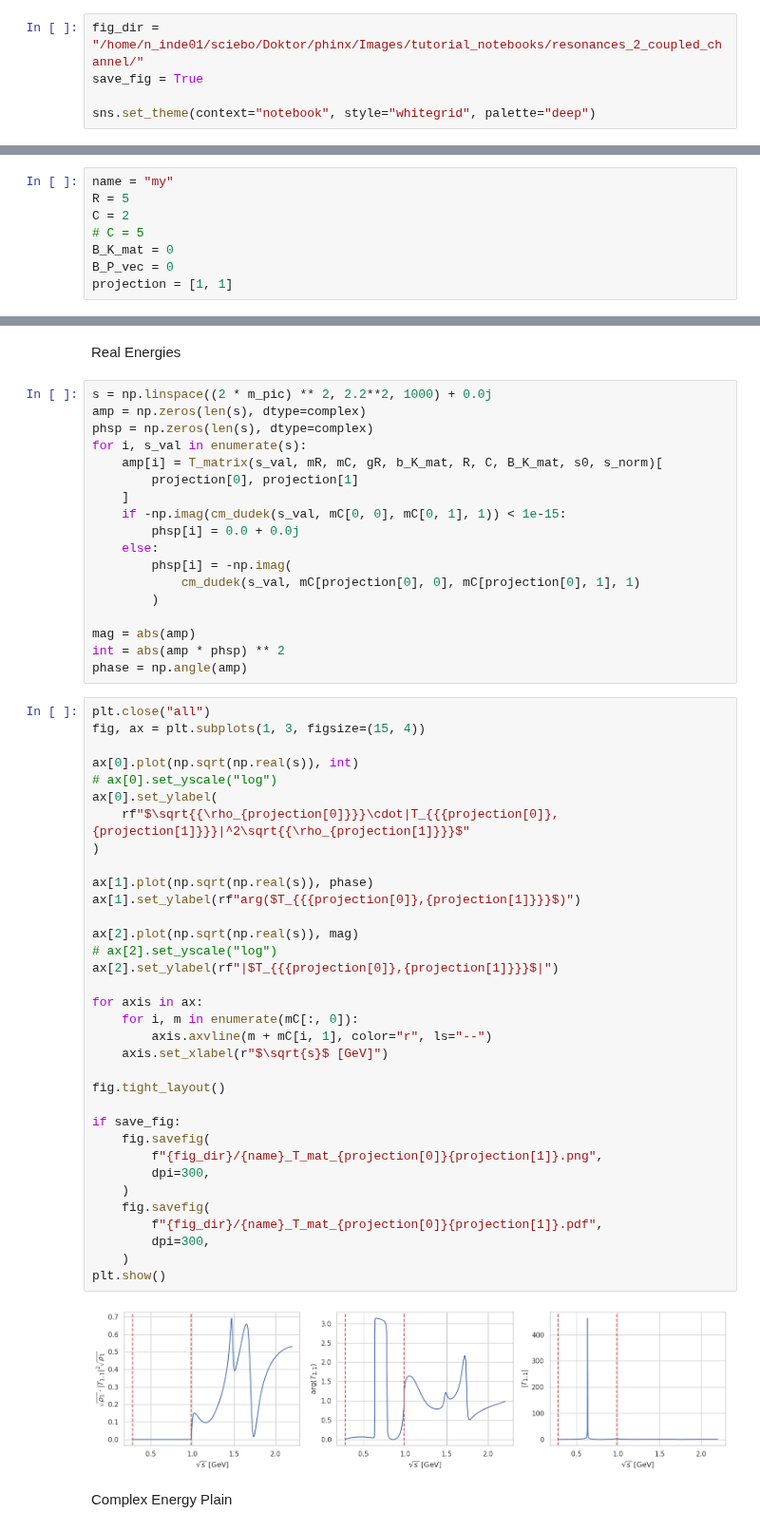
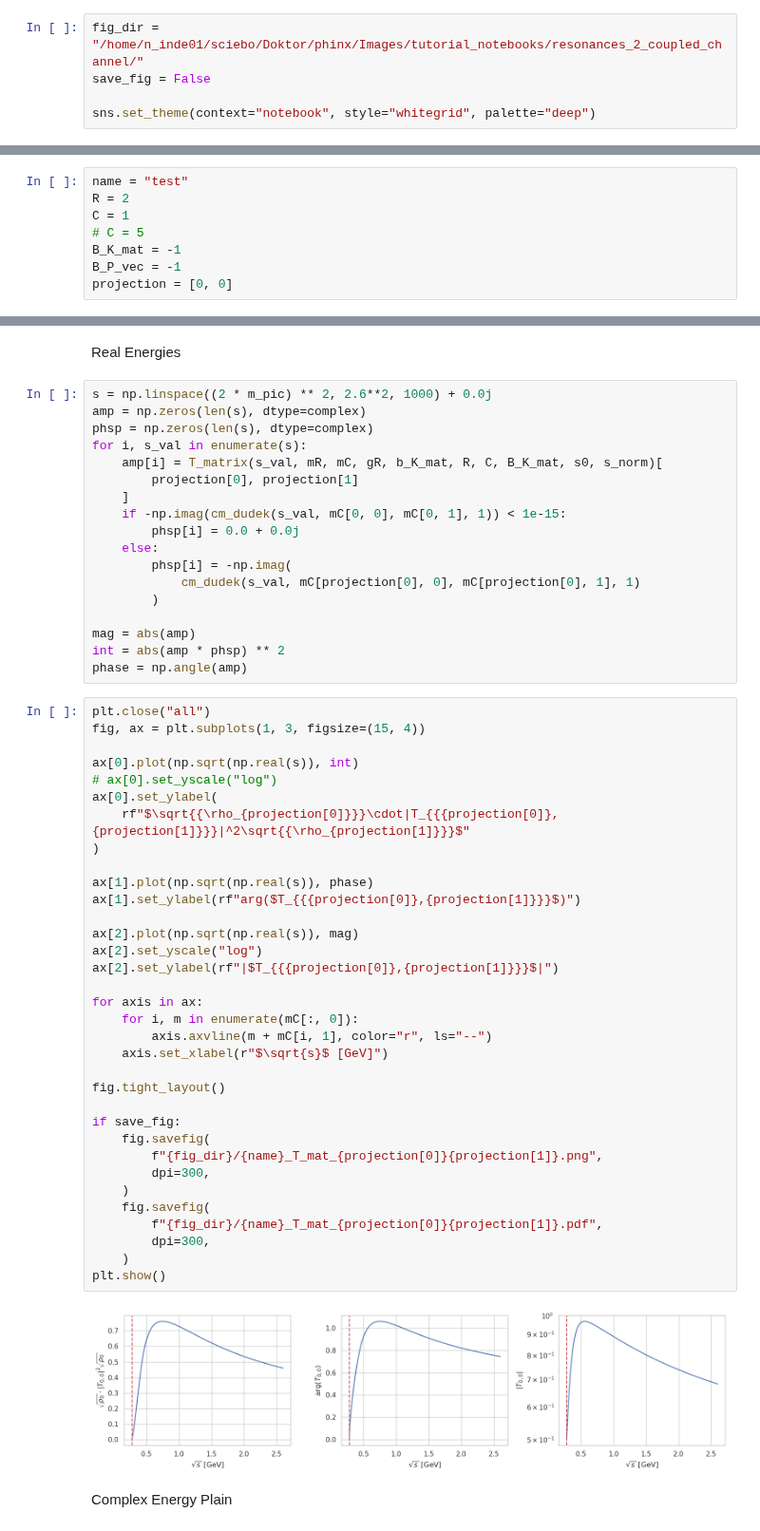
Before and after one commit to n-idw/tutorials, a Jupyter notebook: resonances_2_coupled_channel.ipynb, the cells around one changed output, grey strips where cells are left out. Shown at 95% size. Drawn from its saved outputs; the diff is of its cells as text.

```diff
--- a/resonances_2_coupled_channel.ipynb
+++ b/resonances_2_coupled_channel.ipynb
@@ -22,7 +22,7 @@ import seaborn as sns
 sys.path.append("utils")
 # %%
 fig_dir = "/home/n_inde01/sciebo/Doktor/phinx/Images/tutorial_notebooks/resonances_2_coupled_channel/"
-save_fig = True
+save_fig = False
 
 sns.set_theme(context="notebook", style="whitegrid", palette="deep")
 # %%
@@ -58,13 +58,13 @@ from utils.dynamics import T_matrix, cm_dudek
 # %% [markdown]
 Meta Data
 # %%
-name = "my"
-R = 5
-C = 2
+name = "test"
+R = 2
+C = 1
 # C = 5
-B_K_mat = 0
-B_P_vec = 0
-projection = [1, 1]
+B_K_mat = -1
+B_P_vec = -1
+projection = [0, 0]
 # %% [markdown]
 Parameter Values
 # %%
@@ -145,7 +181,7 @@ b_K_mat = np.array(
 # %% [markdown]
 Real Energies
 # %%
-s = np.linspace((2 * m_pic) ** 2, 2.2**2, 1000) + 0.0j
+s = np.linspace((2 * m_pic) ** 2, 2.6**2, 1000) + 0.0j
 amp = np.zeros(len(s), dtype=complex)
 phsp = np.zeros(len(s), dtype=complex)
 for i, s_val in enumerate(s):
@@ -169,35 +205,35 @@ fig, ax = plt.subplots(1, 3, figsize=(15, 4))
 ax[0].plot(np.sqrt(np.real(s)), int)
 # ax[0].set_yscale("log")
 ax[0].set_ylabel(
     rf"$\sqrt{{\rho_{projection[0]}}}\cdot|T_{{{projection[0]},{projection[1]}}}|^2\sqrt{{\rho_{projection[1]}}}$"
 )
 
 ax[1].plot(np.sqrt(np.real(s)), phase)
 ax[1].set_ylabel(rf"arg($T_{{{projection[0]},{projection[1]}}}$)")
 
 ax[2].plot(np.sqrt(np.real(s)), mag)
-# ax[2].set_yscale("log")
+ax[2].set_yscale("log")
 ax[2].set_ylabel(rf"|$T_{{{projection[0]},{projection[1]}}}$|")
 
 for axis in ax:
     for i, m in enumerate(mC[:, 0]):
         axis.axvline(m + mC[i, 1], color="r", ls="--")
     axis.set_xlabel(r"$\sqrt{s}$ [GeV]")
 
 fig.tight_layout()
 
 if save_fig:
     fig.savefig(
         f"{fig_dir}/{name}_T_mat_{projection[0]}{projection[1]}.png",
         dpi=300,
     )
     fig.savefig(
         f"{fig_dir}/{name}_T_mat_{projection[0]}{projection[1]}.pdf",
         dpi=300,
     )
 plt.show()
 # %% [output]
-[figure, old version]
+[figure, new version]
 # %% [markdown]
 Complex Energy Plain
 # %% [markdown]
```
Also changed, not shown: parts of 6 cells of this notebook, 2 other files.
